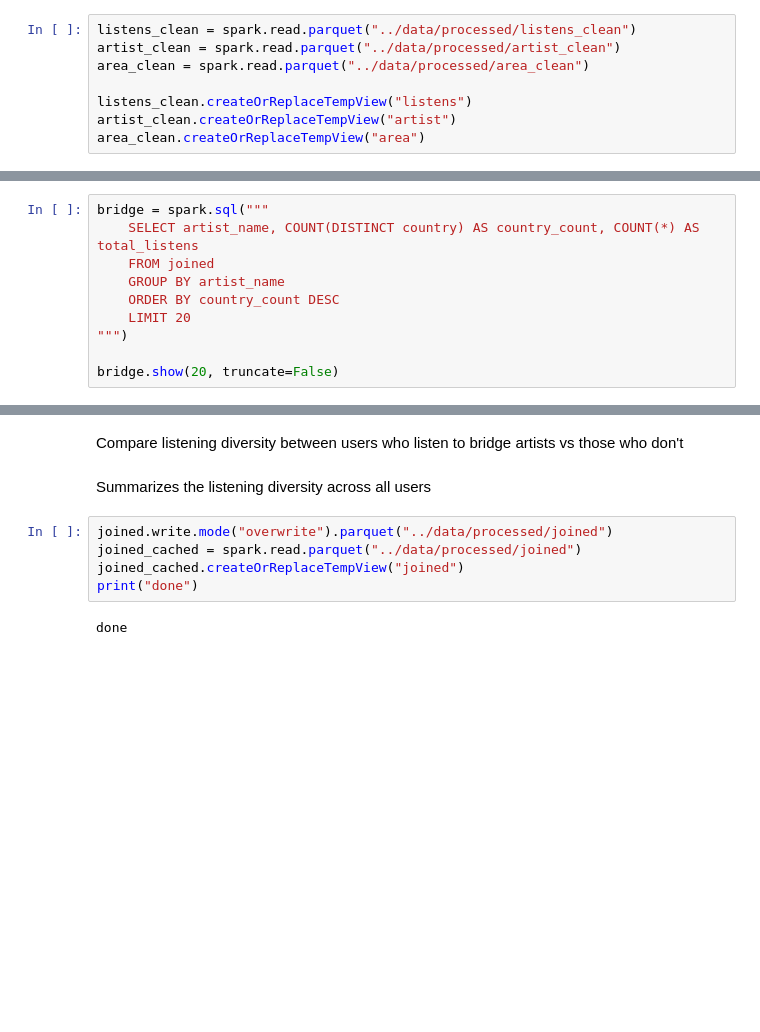
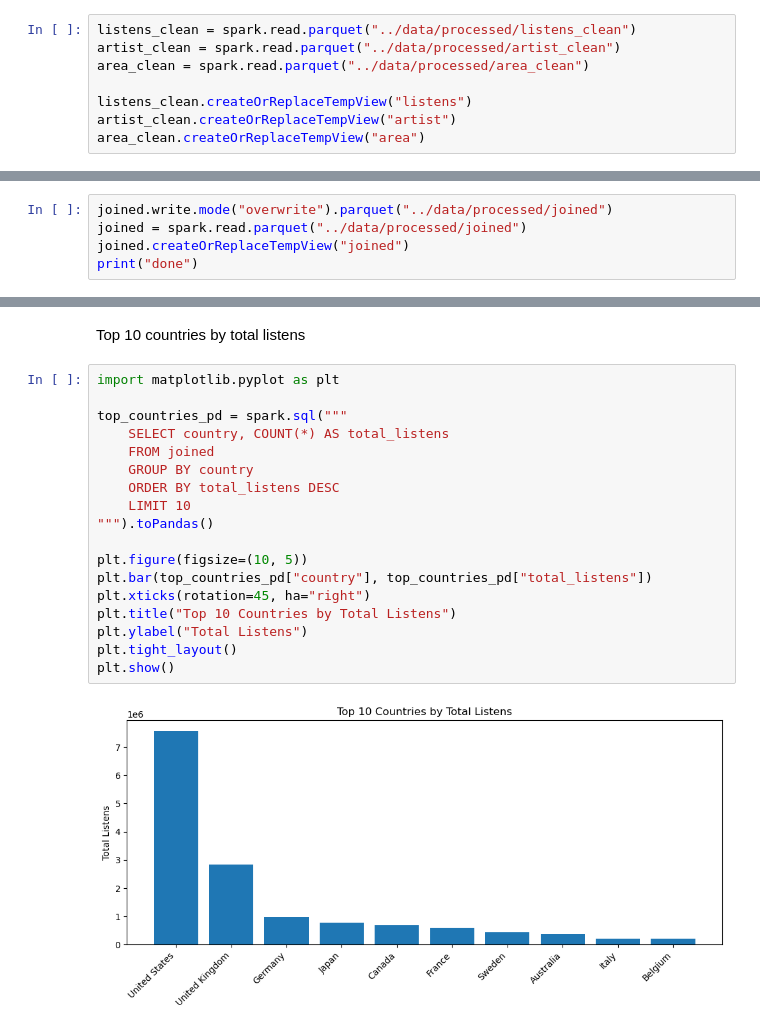
Before and after one commit to Zimori/dpa-project, a Jupyter notebook: src/part1.ipynb, the cells around one changed output, grey strips where cells are left out. Saved outputs shown, nothing was run; the diff lists cells and outputs as text; blank space fills up the shorter version.

Commit message:
update pipeline and notebook with 12 days data and new analyses

```diff
--- a/src/part1.ipynb
+++ b/src/part1.ipynb
@@ -323,11 +194,6 @@ Top artists by number of distinct countries they were listened from
 # %%
-bridge = spark.sql("""
-    SELECT artist_name, COUNT(DISTINCT country) AS country_count, COUNT(*) AS total_listens
-    FROM joined
-    GROUP BY artist_name
-    ORDER BY country_count DESC
-    LIMIT 20
-""")
-
-bridge.show(20, truncate=False)
+joined.write.mode("overwrite").parquet("../data/processed/joined")
+joined = spark.read.parquet("../data/processed/joined")
+joined.createOrReplaceTempView("joined")
+print("done")
 # %% [output]
@@ -379,11 +231,22 @@ Total relations: 865360
 # %% [markdown]
-Compare listening diversity between users who listen to bridge artists vs those who don't
+Top 10 countries by total listens
-# %% [markdown]
-Summarizes the listening diversity across all users
 # %%
-joined.write.mode("overwrite").parquet("../data/processed/joined")
-joined_cached = spark.read.parquet("../data/processed/joined")
-joined_cached.createOrReplaceTempView("joined")
-print("done")
+import matplotlib.pyplot as plt
+
+top_countries_pd = spark.sql("""
+    SELECT country, COUNT(*) AS total_listens
+    FROM joined
+    GROUP BY country
+    ORDER BY total_listens DESC
+    LIMIT 10
+""").toPandas()
+
+plt.figure(figsize=(10, 5))
+plt.bar(top_countries_pd["country"], top_countries_pd["total_listens"])
+plt.xticks(rotation=45, ha="right")
+plt.title("Top 10 Countries by Total Listens")
+plt.ylabel("Total Listens")
+plt.tight_layout()
+plt.show()
 # %% [output]
-done
+[figure, added]
```
Also changed, not shown: parts of 49 cells of this notebook, 1 other file.
